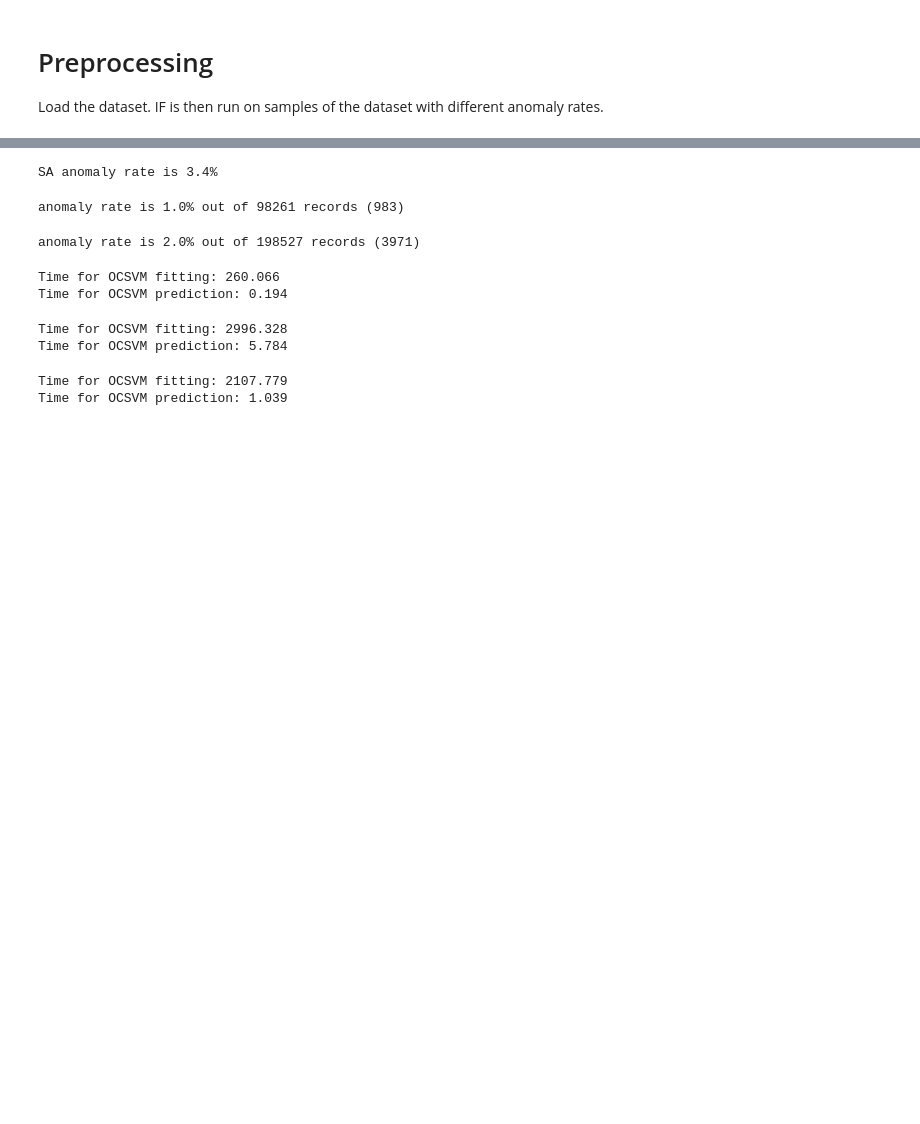
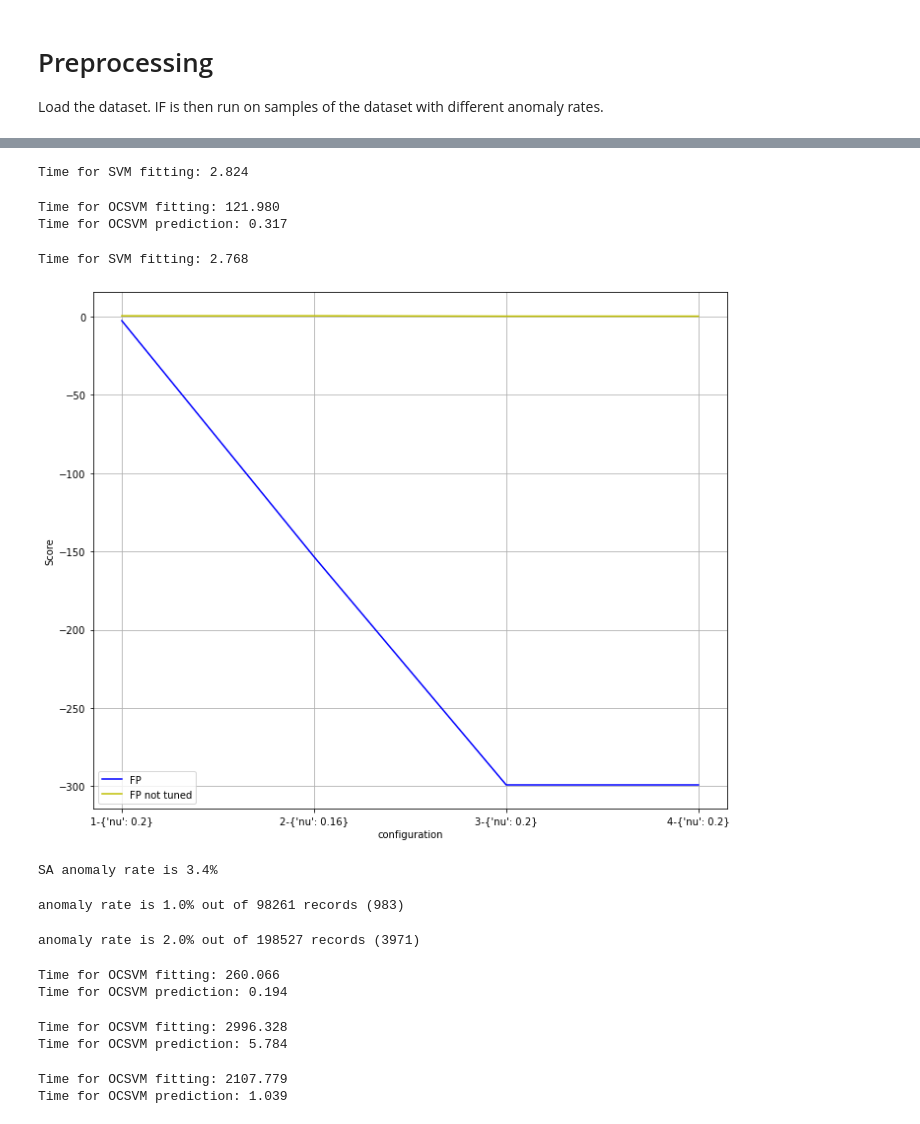
Before and after one commit to Thanhphan1147/kddcup_benchmark, a Jupyter notebook: Complete benchmark of algorithms.ipynb, the cells around one changed output, grey strips where cells are left out. Drawn from its saved outputs; the diff is of its cells as text; code cells hidden in the pictures; blank space fills up the shorter version.

```diff
--- a/Complete benchmark of algorithms.ipynb
+++ b/Complete benchmark of algorithms.ipynb
@@ -30,3 +151,78 @@ SF anomaly rate is 4.5%
+# %%
+stime = time.time()
+y_pred_not_tuned = OneClassSVM(kernel="linear", gamma='auto', nu=0.045).fit(X_train_sf).predict(X_test_sf)
+print("Time for SVM fitting: %.3f" % (time.time() - stime))
+f1_not_tuned_3 = fbeta_score(y_test_sf, y_pred_not_tuned, labels=[-1], average='macro', beta=0.5)
+# %% [output]
+Time for SVM fitting: 2.824
+# %%
+gs_sf_4 = GridSearchCV(OneClassSVM(kernel="linear", gamma='scale'),
+                  param_grid={'nu': np.arange(0.04, 0.24, 0.04)},
+                  scoring=scoring, refit='F1')
+stime = time.time()
+gs_sf_4.fit(X_train_sf, y_train_sf)
+print("Time for OCSVM fitting: %.3f" % (time.time() - stime))
+results_svm_sf_4 = gs_sf_4.cv_results_
+
+stime = time.time()
+y_pred = gs_sf_4.predict(X_test_sf)
+print("Time for OCSVM prediction: %.3f" % (time.time() - stime))
+# %% [output]
+Time for OCSVM fitting: 121.980
+Time for OCSVM prediction: 0.317
+# %%
+stime = time.time()
+y_pred_not_tuned = OneClassSVM(kernel="linear", gamma='scale', nu=0.045).fit(X_train_sf).predict(X_test_sf)
+print("Time for SVM fitting: %.3f" % (time.time() - stime))
+f1_not_tuned_4 = fbeta_score(y_test_sf, y_pred_not_tuned, labels=[-1], average='macro', beta=0.5)
+# %% [output]
+Time for SVM fitting: 2.768
+# %%
+# X_axis = np.array(results_svm["param_nu"].data, dtype=float)
+# print GridSearch cross-validation for parameters
+# X_axis_if = np.array(results_if["param_contamination"].data, dtype=float)
+plt.figure(figsize=(10,8))
+
+plt.xlabel("configuration")
+plt.ylabel("Score")
+plt.grid()
+
+ax = plt.axes()
+pad = 0.005
+
+colors = {'lof': 'r', 'if':'b', 'dbscan':'c', 'svm':'y'}
+scorer = 'FP'
+
+best_index = np.nonzero(results_svm_sf_1['rank_test_%s' % scorer] == 1)[0][0]
+best_score_1 = results_svm_sf_1['mean_test_%s' % scorer][best_index]
+best_param_1 = results_svm_sf_1['params'][best_index]
+
+best_index = np.nonzero(results_svm_sf_2['rank_test_%s' % scorer] == 1)[0][0]
+best_score_2 = results_svm_sf_2['mean_test_%s' % scorer][best_index]
+best_param_2 = results_svm_sf_2['params'][best_index]
+
+best_index = np.nonzero(results_svm_sf_3['rank_test_%s' % scorer] == 1)[0][0]
+best_score_3 = results_svm_sf_3['mean_test_%s' % scorer][best_index]
+best_param_3 = results_svm_sf_3['params'][best_index]
+
+best_index = np.nonzero(results_svm_sf_4['rank_test_%s' % scorer] == 1)[0][0]
+best_score_4 = results_svm_sf_4['mean_test_%s' % scorer][best_index]
+best_param_4 = results_svm_sf_4['params'][best_index]
+
+Y_axis = np.array([best_score_1, best_score_2, best_score_3, best_score_4])
+Y_axis_not_tuned = np.array([f1_not_tuned_1, f1_not_tuned_2, f1_not_tuned_3, f1_not_tuned_4])
+X_axis = np.array([f"1-{best_param_1}", f"2-{best_param_2}", f"3-{best_param_3}", f"4-{best_param_4}"])
+
+ax.plot(X_axis, Y_axis, '-', color=colors['if'],label="%s " % (scorer))
+ax.plot(X_axis, Y_axis_not_tuned, '-', color=colors['svm'],label="%s not tuned" % (scorer))
+plt.legend(loc="best")
+plt.grid('off')
+plt.tight_layout()
+plt.savefig("svm_nu.png", dpi=100)
+
+plt.show()
+# %% [output]
+[figure, added]
 # %%
 sa = datasets.fetch_kddcup99(subset='SA', percent10=True, random_state=0)
 dfsa = pd.DataFrame(sa.data, columns=sa_columns)
```
Also changed, not shown: parts of 19 cells of this notebook, 1 other file.
